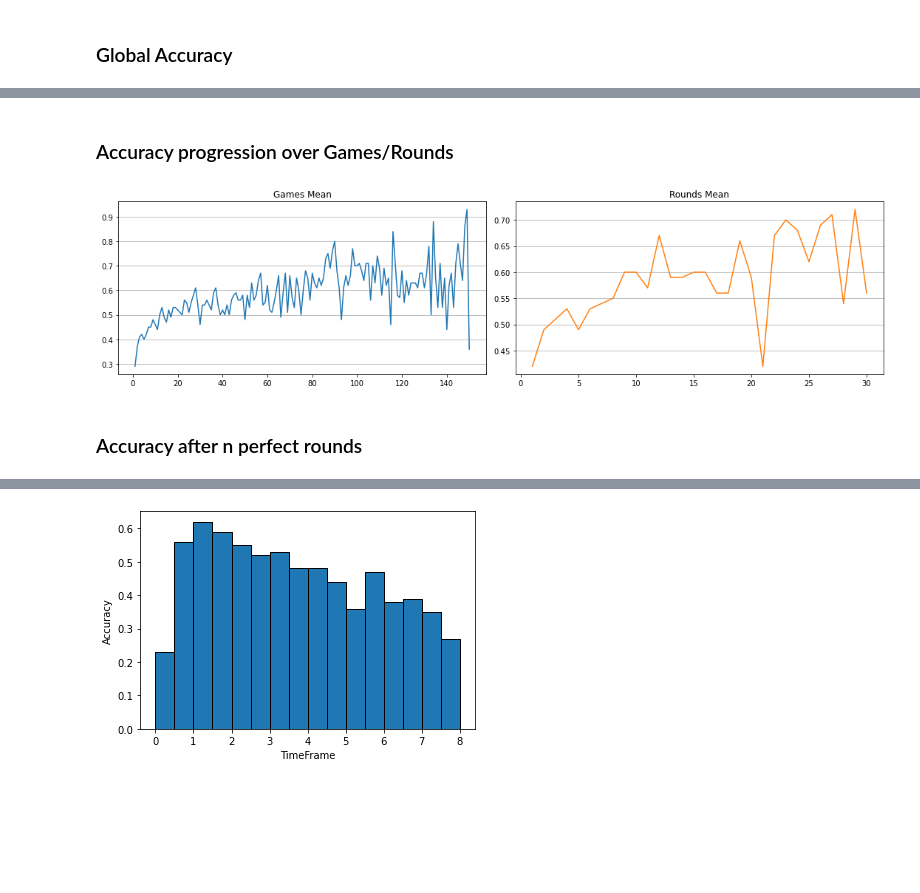
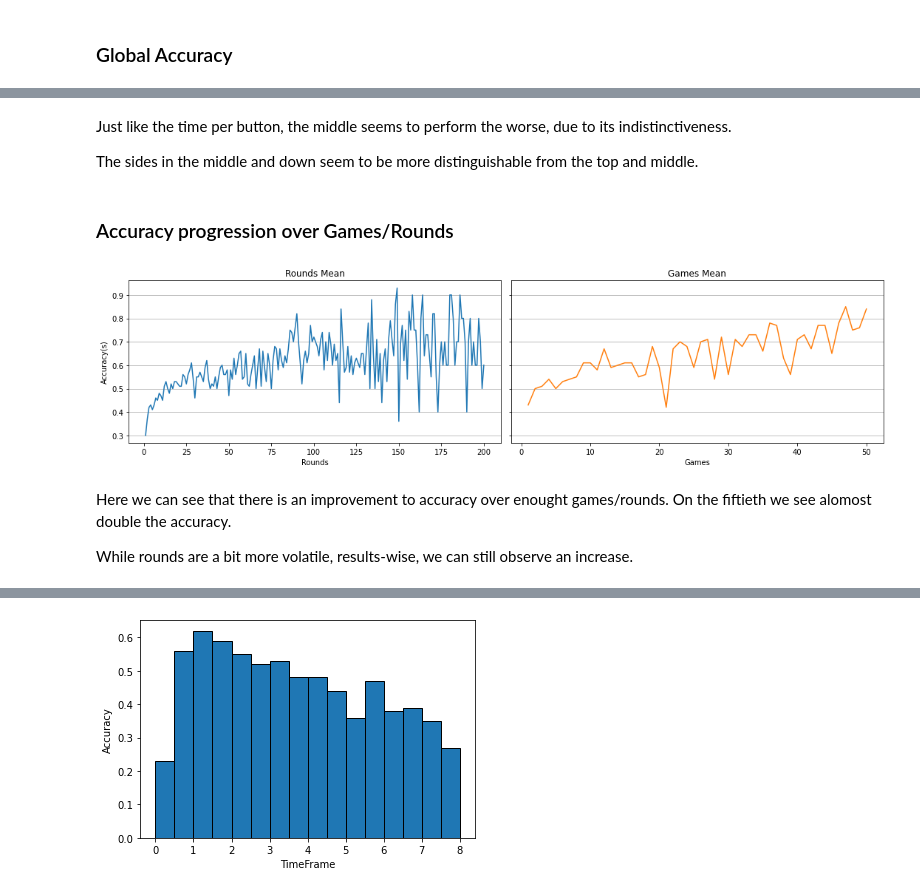
Before and after one commit to Alexander-Rodrigues/Deep-Guide-Demo-Statistics, a Jupyter notebook: notebook.ipynb, the cells around one changed output, grey strips where cells are left out. Saved outputs shown, nothing was run; the diff lists cells and outputs as text; code cells hidden in the pictures; blank space fills up the shorter version.

```diff
--- a/notebook.ipynb
+++ b/notebook.ipynb
@@ -275,0 +330,6 @@ print(details)
+# %%
+jsonStats = getJson(sampleName)
+soundPack = '2_8_DU_phone3shorter_irc_1037'
+
+gameCap = 40
+scores = list(filter(lambda x: len(x) < gameCap,getScores(jsonStats)))
@@ -275,0 +340,17 @@ print(details)
+# %%
+og = getUnsortedRounds(jsonStats)
+
+other = list(filter(lambda x: x['deviceType'] == 'other', og))
+uRounds = otherDevices = list(filter(lambda x: x['deviceType'] != 'other', og))
+
+tooLong = 8
+long = list(filter(lambda x: x['elapsed'] >= tooLong, og))
+uRounds = list(filter(lambda x: x['elapsed'] < tooLong, uRounds))
+
+plt.pie([len(uRounds), len(other), len(long)],
+        labels = [
+            f'Accepted {percent(len(uRounds)/ len(og), 2)}',
+            f'Other devices {percent(len(other)/ len(og), 2)}',
+            f'Too Long {percent(len(long)/ len(og), 2)}'])
+plt.title('Filtered Rounds')
+plt.show()
@@ -373,10 +485,5 @@ plt.show()
 # %%
 def getAnyProgression(roundLimit, gameLimit, attribute):
-    #Lists of median/mean speed per totalRounds/Games
-
-    #limits
-    roundLimit = 150
-    gameLimit = 30
 
     #makes ranges based on limit(unless there's fewer than)
     roundRange = range(min(roundLimit, details['maxRounds']) + 1)
@@ -417,9 +524,9 @@ def getAnyProgression(roundLimit, gameLimit, attribute):
 
     return meanPerRound,medianPerRound,meanPerGame,medianPerGame
 # %%
-meanSpeedsRound,medianSpeedsRound,meanSpeedsGame,medianSpeedsGame = getAnyProgression(150,30,'elapsed')
+meanSpeedsRound,medianSpeedsRound,meanSpeedsGame,medianSpeedsGame = getAnyProgression(250,50,'elapsed')
 
-fig, axs = plt.subplots(2, 2)
+fig, axs = plt.subplots(2, 2, sharey=True)
 
 for ax in axs.flat[::2]: ax.set(xlabel='Games', ylabel='Speed(s)')
 for ax in axs.flat[1::2]: ax.set(xlabel='Rounds')
@@ -498,22 +598,30 @@ Accuracy per row of buttons:
+# %% [markdown]
+Just like the time per button, the middle seems to perform the worse, due to its indistinctiveness.
+
+The sides in the middle and down seem to be more distinguishable from the top and middle.
 # %% [markdown]
 ### Accuracy progression over Games/Rounds
 # %%
-meanSpeedsRound,_,meanSpeedsGame,_ = getAnyProgression(150,30,'correct')
+meanSpeedsRound,_,meanSpeedsGame,_ = getAnyProgression(200,50,'correct')
 
-fig, axs = plt.subplots(1, 2)
+fig, axs = plt.subplots(1, 2, sharey=True)
 
 for ax in axs.flat: ax.grid(color='gray', linestyle='-', linewidth=0.5, axis='y')
 
-plotListAx(axs[0], meanSpeedsRound, 'Games Mean')
-plotListAx(axs[1], meanSpeedsGame, 'Rounds Mean', color='tab:orange')
+plotListAx(axs[0], meanSpeedsRound, 'Rounds Mean')
+axs[0].set(xlabel='Rounds', ylabel='Accuracy(s)')
+plotListAx(axs[1], meanSpeedsGame, 'Games Mean', color='tab:orange')
+axs[1].set(xlabel='Games')
 
 # Hide x labels and tick labels for top plots and y ticks for right plots.
 
 
 fig.set_figwidth(15)
 fig.set_figheight(4)
 fig.tight_layout()
 # %% [output]
-[figure, old version]
+[figure, new version]
-# %% [markdown]
-### Accuracy after n perfect rounds
+# %% [markdown]
+Here we can see that there is an improvement to accuracy over enought games/rounds. On the fiftieth we see alomost double the accuracy.
+
+While rounds are a bit more volatile, results-wise, we can still observe an increase.
```
Also changed, not shown: parts of 67 cells of this notebook.
